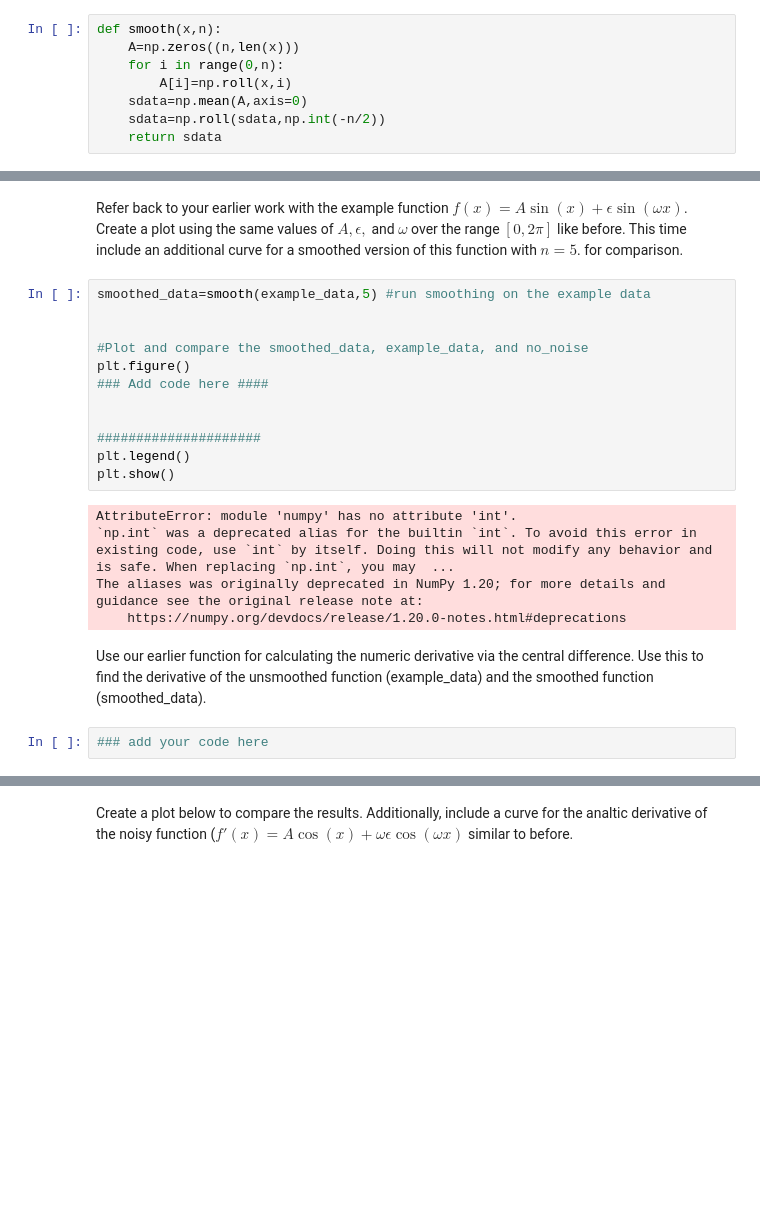
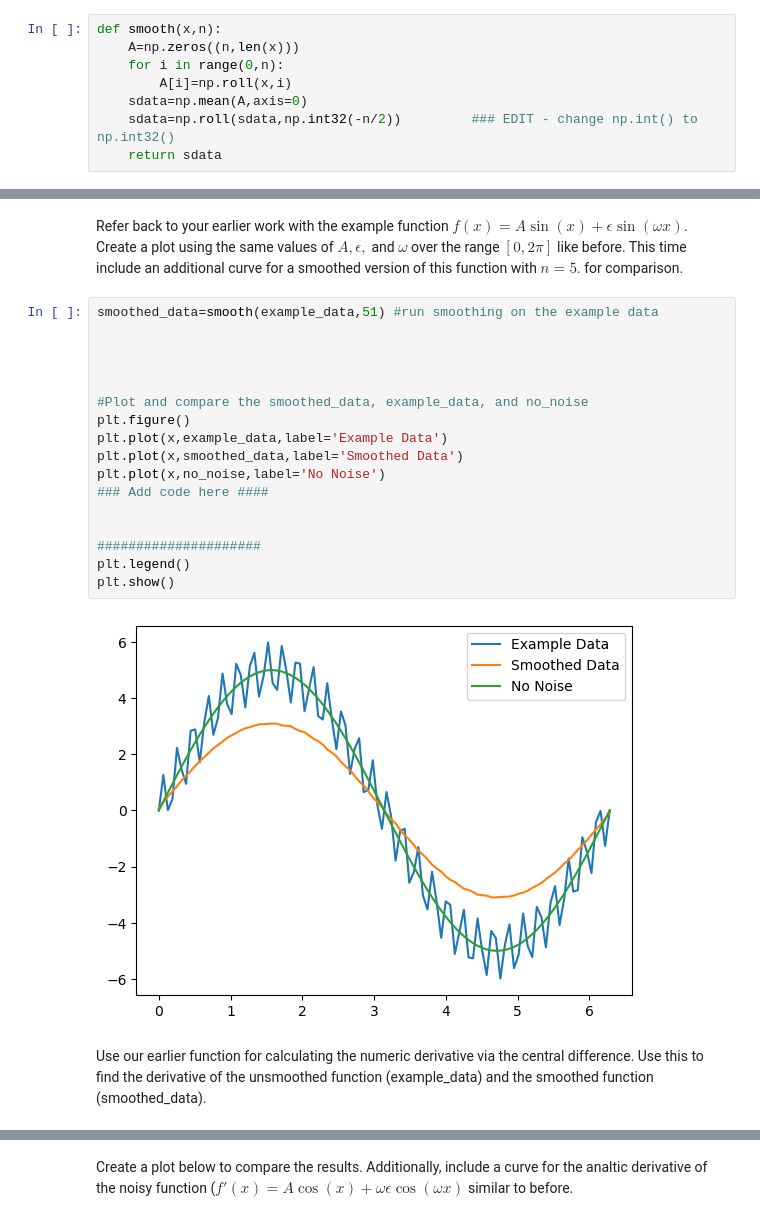
Before and after one commit to Tonkle-Time/comp-phy, a Jupyter notebook: Lab 3 - Numeric Derivatives.ipynb, the cells around one changed output, grey strips where cells are left out. Saved outputs shown, nothing was run; the diff lists cells and outputs as text; blank space fills up the shorter version.

```diff
--- a/Lab 3 - Numeric Derivatives.ipynb
+++ b/Lab 3 - Numeric Derivatives.ipynb
@@ -248,30 +248,30 @@ def smooth(x,n):
     for i in range(0,n):
         A[i]=np.roll(x,i)
     sdata=np.mean(A,axis=0)
-    sdata=np.roll(sdata,np.int(-n/2))
+    sdata=np.roll(sdata,np.int32(-n/2))         ### EDIT - change np.int() to np.int32()
     return sdata
 # %% [markdown]
 Although there is certainly more than one way to perform smoothing, check out the behavior of $np.roll()$ which is very useful for our purpose here. Also, note that we have assumed the data wraps around on the endpoints, which is fine for our sine function, but be careful if our data is not perodic in nature. You will need different boundary conditions in those events!
 # %% [markdown]
 Refer back to your earlier work with the example function $f(x) = A \sin(x) + \epsilon \sin(\omega x)$. Create a plot using the same values of $A, \epsilon,$ and $\omega$ over the range $[0,2\pi]$ like before. This time include an additional curve for a smoothed version of this function with $n=5$. for comparison.
 # %%
-smoothed_data=smooth(example_data,5) #run smoothing on the example data
+smoothed_data=smooth(example_data,51) #run smoothing on the example data
+
+
 
 
 #Plot and compare the smoothed_data, example_data, and no_noise
 plt.figure()
+plt.plot(x,example_data,label='Example Data')
+plt.plot(x,smoothed_data,label='Smoothed Data')
+plt.plot(x,no_noise,label='No Noise')
 ### Add code here ####
 
 
 #####################
 plt.legend()
 plt.show()
 # %% [output]
-AttributeError: module 'numpy' has no attribute 'int'.
-`np.int` was a deprecated alias for the builtin `int`. To avoid this error in existing code, use `int` by itself. Doing this will not modify any behavior and is safe. When replacing `np.int`, you may  ...
-The aliases was originally deprecated in NumPy 1.20; for more details and guidance see the original release note at:
-    https://numpy.org/devdocs/release/1.20.0-notes.html#deprecations
+[figure, added]
 # %% [markdown]
 Use our earlier function for calculating the numeric derivative via the central difference. Use this to find the derivative of the unsmoothed function (example_data) and the smoothed function (smoothed_data).
-# %%
-### add your code here
```
Also changed, not shown: parts of 2 cells of this notebook, 5 other files.
